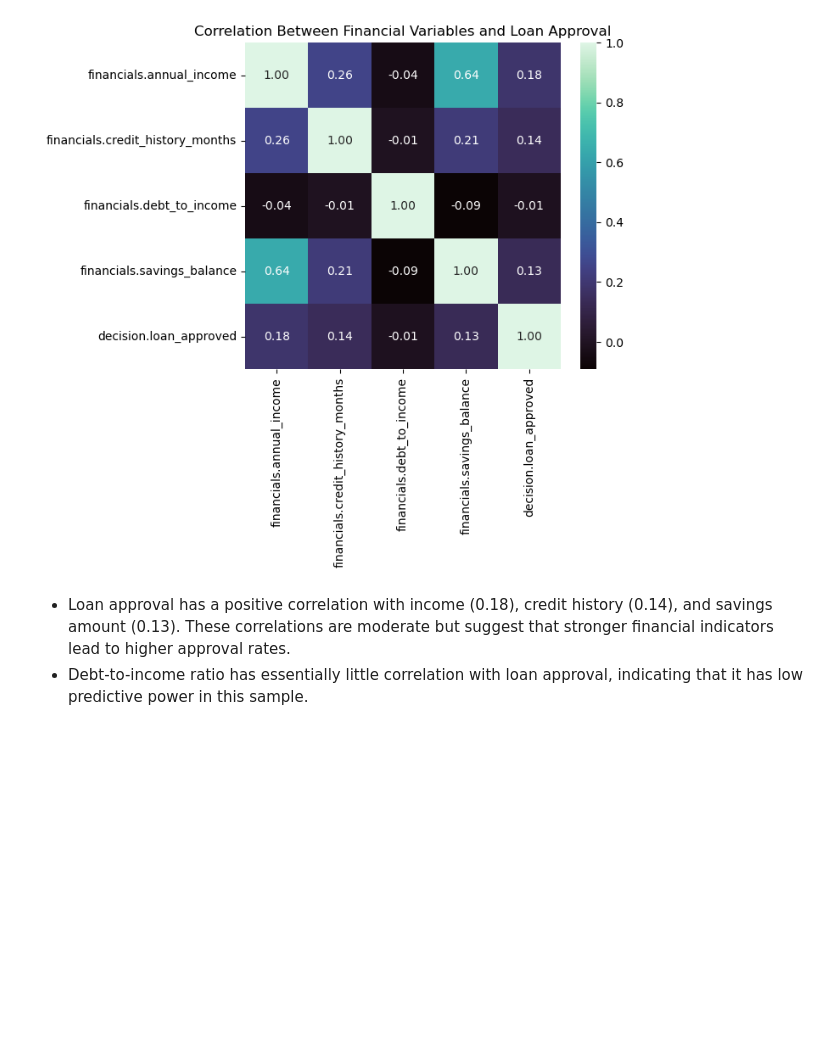
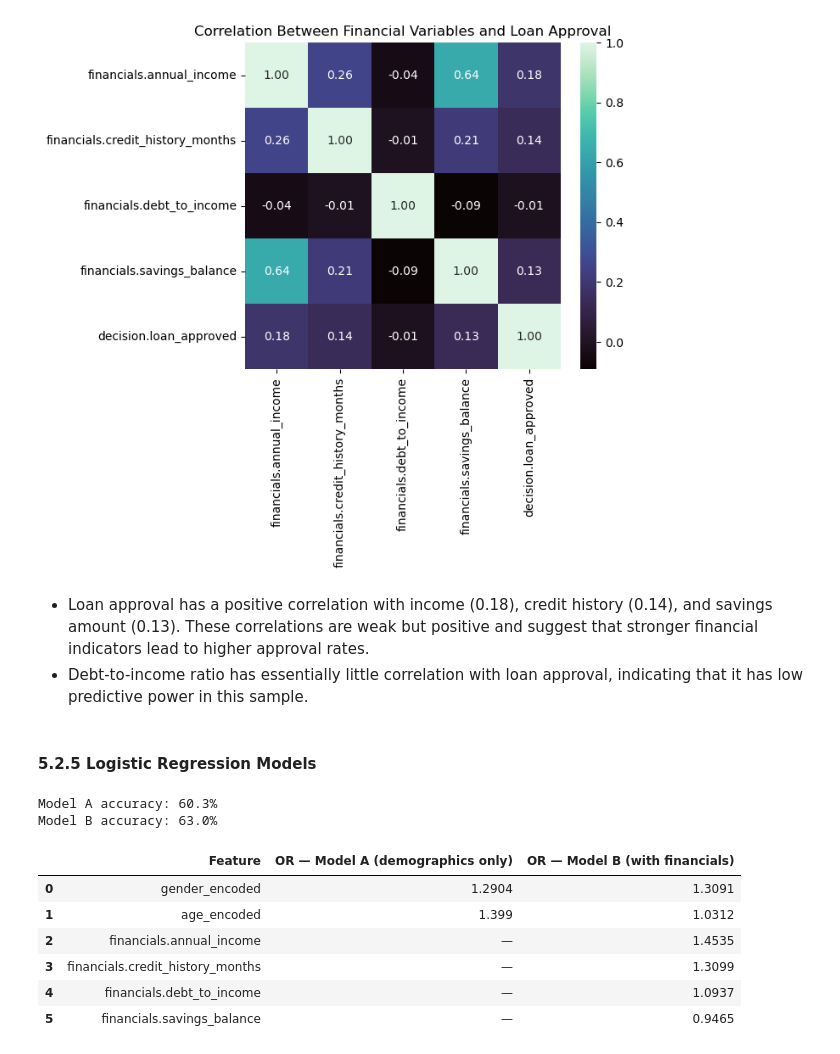
Before and after one commit to marianaclopes/dego-project-team6, a Jupyter notebook: notebooks/02-bias-analysis.ipynb, the cells around one changed output. Drawn from its saved outputs; the diff is of its cells as text; code cells hidden in the pictures; blank space fills up the shorter version.

```diff
--- a/notebooks/02-bias-analysis.ipynb
+++ b/notebooks/02-bias-analysis.ipynb
@@ -893,5 +900,80 @@ plt.show()
 # %% [output]
 [figure]
 # %% [markdown]
-- Loan approval has a positive correlation with income (0.18), credit history (0.14), and savings amount (0.13). These correlations are moderate but suggest that stronger financial indicators lead to higher approval rates.
+- Loan approval has a positive correlation with income (0.18), credit history (0.14), and savings amount (0.13). These correlations are weak but positive and suggest that stronger financial indicators lead to higher approval rates.
 - Debt-to-income ratio has essentially little correlation with loan approval, indicating that it has low predictive power in this sample.
+# %% [markdown]
+#### 5.2.5 Logistic Regression Models
+# %%
+from sklearn.linear_model import LogisticRegression
+from sklearn.preprocessing import StandardScaler
+import pandas as pd
+import numpy as np
+
+cols_needed = [
+    "applicant_info.gender",
+    "age_group",
+    "financials.annual_income",
+    "financials.credit_history_months",
+    "financials.debt_to_income",
+    "financials.savings_balance",
+    "decision.loan_approved"
+]
+
+df_reg = (
+    df[df["applicant_info.gender"].isin(["Male", "Female"])]
+    .dropna(subset=cols_needed)
+    .copy()
+)
+
+# Encode gender: female = 0, male = 1
+df_reg["gender_encoded"] = (df_reg["applicant_info.gender"] == "Male").astype(int)
+
+# Encode age group as ordinal integer
+age_order = {str(g): i for i, g in enumerate(sorted(df_reg["age_group"].unique()))}
+df_reg["age_encoded"] = df_reg["age_group"].astype(str).map(age_order)
+
+y = df_reg["decision.loan_approved"].astype(int)
+
+financial_cols = [
+    "financials.annual_income",
+    "financials.credit_history_months",
+    "financials.debt_to_income",
+    "financials.savings_balance",
+]
+
+# Model A: demographics only
+features_A = ["gender_encoded", "age_encoded"]
+X_A = StandardScaler().fit_transform(df_reg[features_A])
+model_A = LogisticRegression(max_iter=1000)
+model_A.fit(X_A, y)
+
+# Model B: demographics + financial controls
+features_B = ["gender_encoded", "age_encoded"] + financial_cols
+X_B = StandardScaler().fit_transform(df_reg[features_B])
+model_B = LogisticRegression(max_iter=1000)
+model_B.fit(X_B, y)
+
+# Comparison table
+or_A = dict(zip(features_A, np.exp(model_A.coef_[0]).round(4)))
+or_B = dict(zip(features_B, np.exp(model_B.coef_[0]).round(4)))
+
+comparison = pd.DataFrame({
+    "Feature": features_B,
+    "OR — Model A (demographics only)": [or_A.get(f, "—") for f in features_B],
+    "OR — Model B (with financials)":   [round(or_B[f], 4) for f in features_B],
+})
+
+print(f"Model A accuracy: {model_A.score(X_A, y)*100:.1f}%")
+print(f"Model B accuracy: {model_B.score(X_B, y)*100:.1f}%\n")
+display(comparison)
+# %% [output]
+Model A accuracy: 60.3%
+Model B accuracy: 63.0%
+|  | Feature | OR — Model A (demographics only) | OR — Model B (with financials) |
+| 0 | gender_encoded | 1.2904 | 1.3091 |
+| 1 | age_encoded | 1.399 | 1.0312 |
+| 2 | financials.annual_income | — | 1.4535 |
+| 3 | financials.credit_history_months | — | 1.3099 |
+| 4 | financials.debt_to_income | — | 1.0937 |
+| 5 | financials.savings_balance | — | 0.9465 |
```
Also changed, not shown: parts of 44 cells of this notebook.
